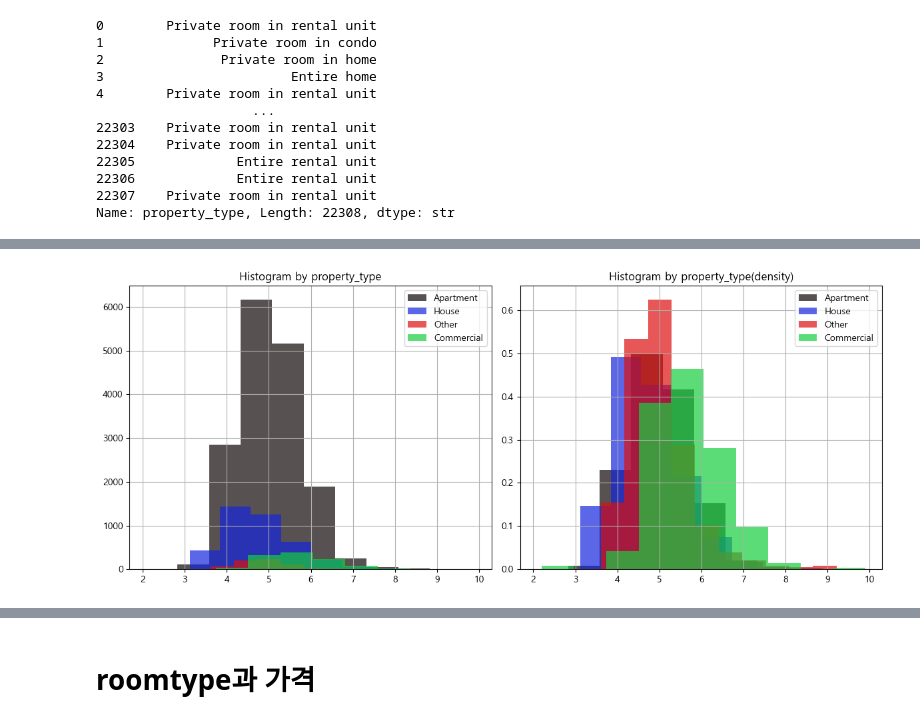
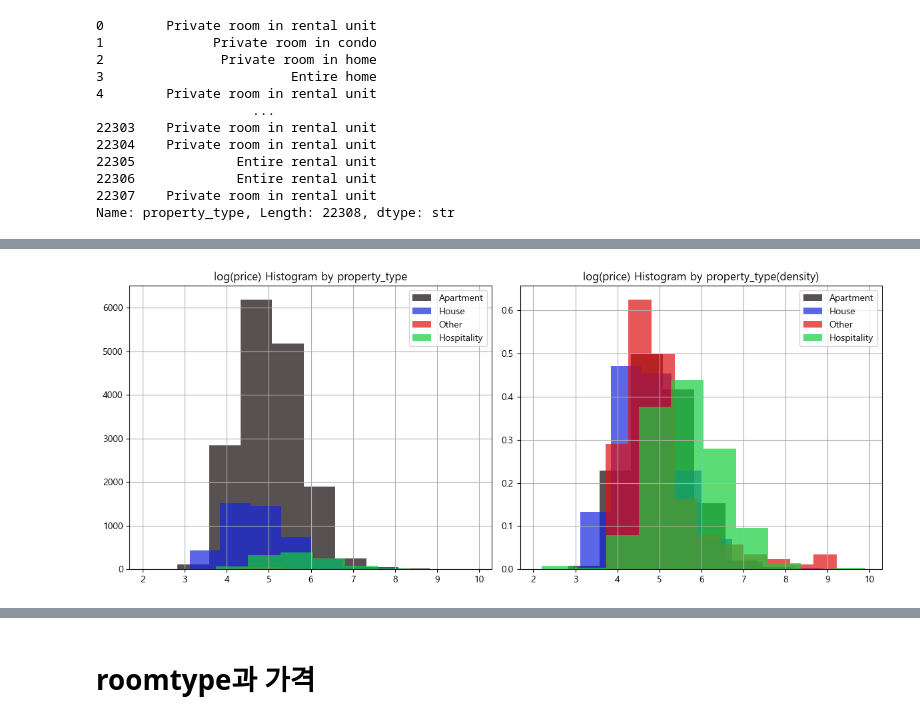
Before and after one commit to sybeom528/airbnb_price_prediction, a Jupyter notebook: notebooks/lch_first_eda.ipynb, the cells around one changed output, grey strips where cells are left out. Drawn from its saved outputs; the diff is of its cells as text; code cells hidden in the pictures.

```diff
--- a/notebooks/lch_first_eda.ipynb
+++ b/notebooks/lch_first_eda.ipynb
@@ -646,19 +640,33 @@ Name: property_type, Length: 22308, dtype: str
 # %%
 #운영형태와 대여 규모에 따라?
 
-def group_property(x):
-    x = str(x).lower()
-
-    if any(word in x for word in ['apartment', 'condo', 'loft','unit']):
-        return 'Apartment'
-    elif any(word in x for word in ['hotel']):
-        return 'Commercial'
-    elif any(word in x for word in ['home', 'villa','cottage','house']):
-        return 'House'
-    else:
-        return 'Other'
-
-df['property_grouped'] = df['property_type'].apply(group_property)
+#def group_property(x):
+#    x = str(x).lower()
+#
+#    if any(word in x for word in ['apartment', 'condo', 'loft','unit']):
+#        return 'Apartment'
+#    elif any(word in x for word in ['hotel']):
+#        return 'Commercial'
+#    elif any(word in x for word in ['home', 'villa','cottage','house']):
+#        return 'House'
+#    else:
+#        return 'Other'
+#
+#df['property_grouped'] = df['property_type'].apply(group_property)
+# %%
+def group_property(x):
+    x = str(x).lower()
+
+    if any(word in x for word in ['apartment', 'condo', 'loft','unit', 'aparthotel']):
+        return 'Apartment'
+    elif any(word in x for word in ['home','cottage','house','guesthouse','suite','bungalow','villa']):
+        return 'House'
+    elif any(word in x for word in ['hotel','boutique','resort','bed and breakfast','hostel']):
+        return 'Hospitality'
+    else:
+        return 'Other'
+
+df['property_grouped'] = df['property_type'].apply(group_property)
 # %%
 df['property_grouped'].value_counts()
 # %% [output]
@@ -709,27 +836,27 @@ df[df['neighbourhood_group_cleansed']=='Manhattan'].boxplot(column = 'log_price'
 # %%
 room_cols = df['property_grouped'].unique()
 room_cols
 color_cols = ["#110707","#1626DE","#DE1010","#16CE3E"]
 
 
 fig, ax = plt.subplots(1,2,figsize=(12,5))
 
 for idx, g in enumerate(room_cols):
     room_price = df[df["property_grouped"] == g]["log_price"]
     room_price.hist(color=color_cols[idx],ax=ax[0], label=g, alpha = 0.7)
 
 for idx, g in enumerate(room_cols):
     room_price = df[df["property_grouped"] == g]["log_price"]
     room_price.hist(color=color_cols[idx],ax=ax[1], label=g, alpha = 0.7, density = True)
 
-ax[0].set_title('Histogram by property_type')
-ax[1].set_title('Histogram by property_type(density)')
+ax[0].set_title('log(price) Histogram by property_type')
+ax[1].set_title('log(price) Histogram by property_type(density)')
 ax[0].legend()
 ax[1].legend()
 plt.tight_layout()
 plt.show()
 # %% [output]
-[figure, old version]
+[figure, new version]
 # %%
 df[df['property_grouped']=='Other']['property_type'].value_counts()
 # %% [output]
```
Also changed, not shown: parts of 49 cells of this notebook, 2 other files.
